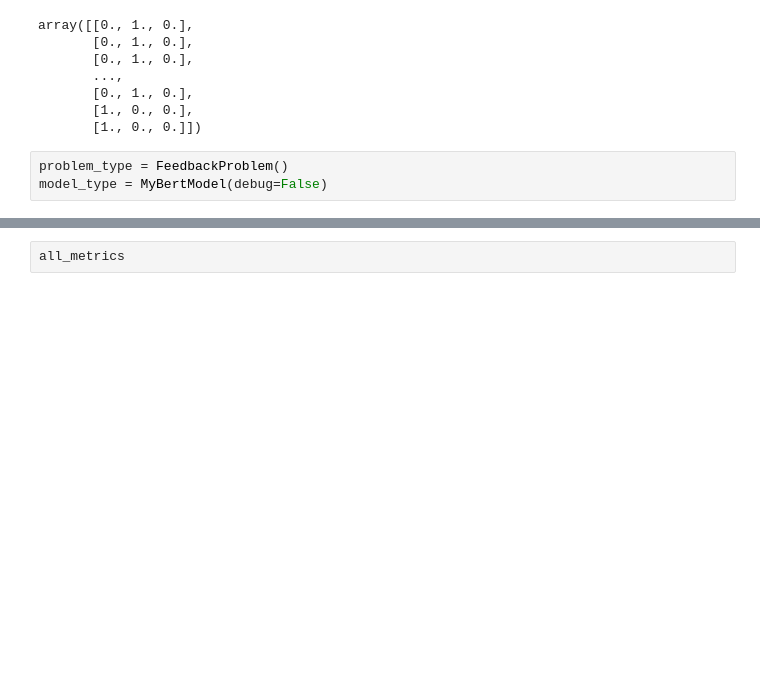
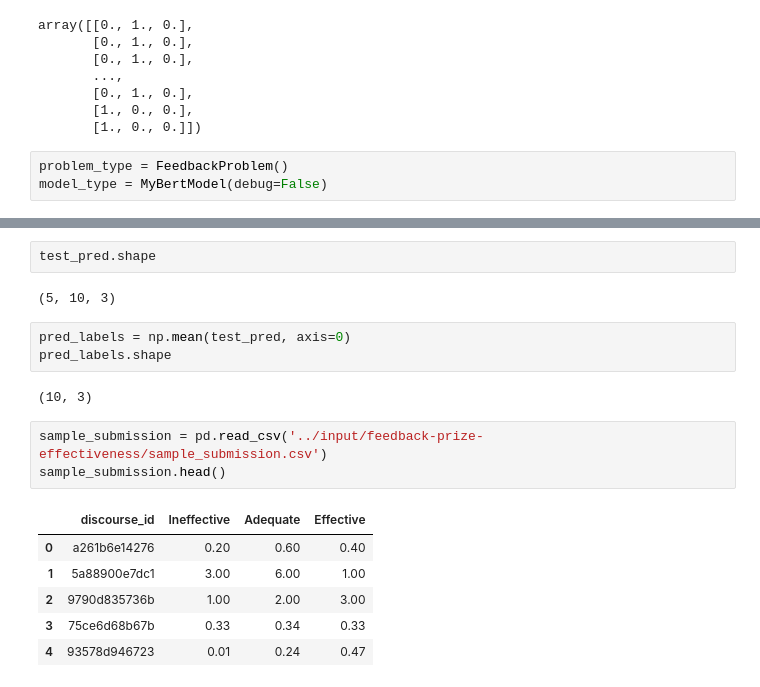
Before and after one commit to bogdad/feedbackprizekaggle, a Jupyter notebook: feedback.ipynb, the cells around one changed output, grey strips where cells are left out. Saved outputs shown, nothing was run; the diff lists cells and outputs as text; blank space fills up the shorter version.

```diff
--- a/feedback.ipynb
+++ b/feedback.ipynb
@@ -350,2 +392,19 @@ loaded model bert from models/bert_3_model
-# %%
-all_metrics
+# %%
+test_pred.shape
+# %% [output]
+(5, 10, 3)
+# %%
+pred_labels = np.mean(test_pred, axis=0)
+pred_labels.shape
+# %% [output]
+(10, 3)
+# %%
+sample_submission = pd.read_csv('../input/feedback-prize-effectiveness/sample_submission.csv')
+sample_submission.head()
+# %% [output]
+|  | discourse_id | Ineffective | Adequate | Effective |
+| 0 | a261b6e14276 | 0.20 | 0.60 | 0.40 |
+| 1 | 5a88900e7dc1 | 3.00 | 6.00 | 1.00 |
+| 2 | 9790d835736b | 1.00 | 2.00 | 3.00 |
+| 3 | 75ce6d68b67b | 0.33 | 0.34 | 0.33 |
+| 4 | 93578d946723 | 0.01 | 0.24 | 0.47 |
```
Also changed, not shown: parts of 7 cells of this notebook.
